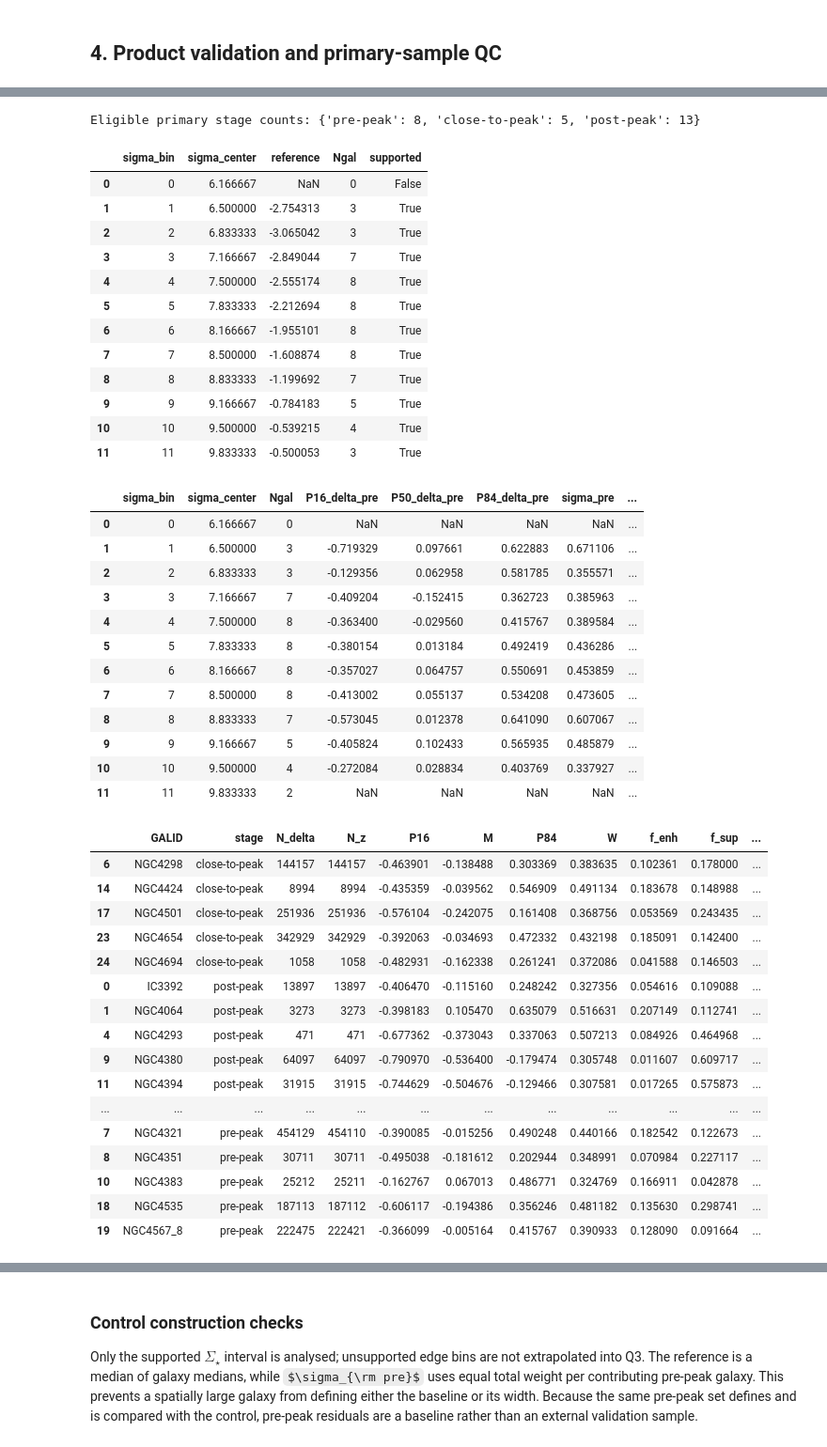
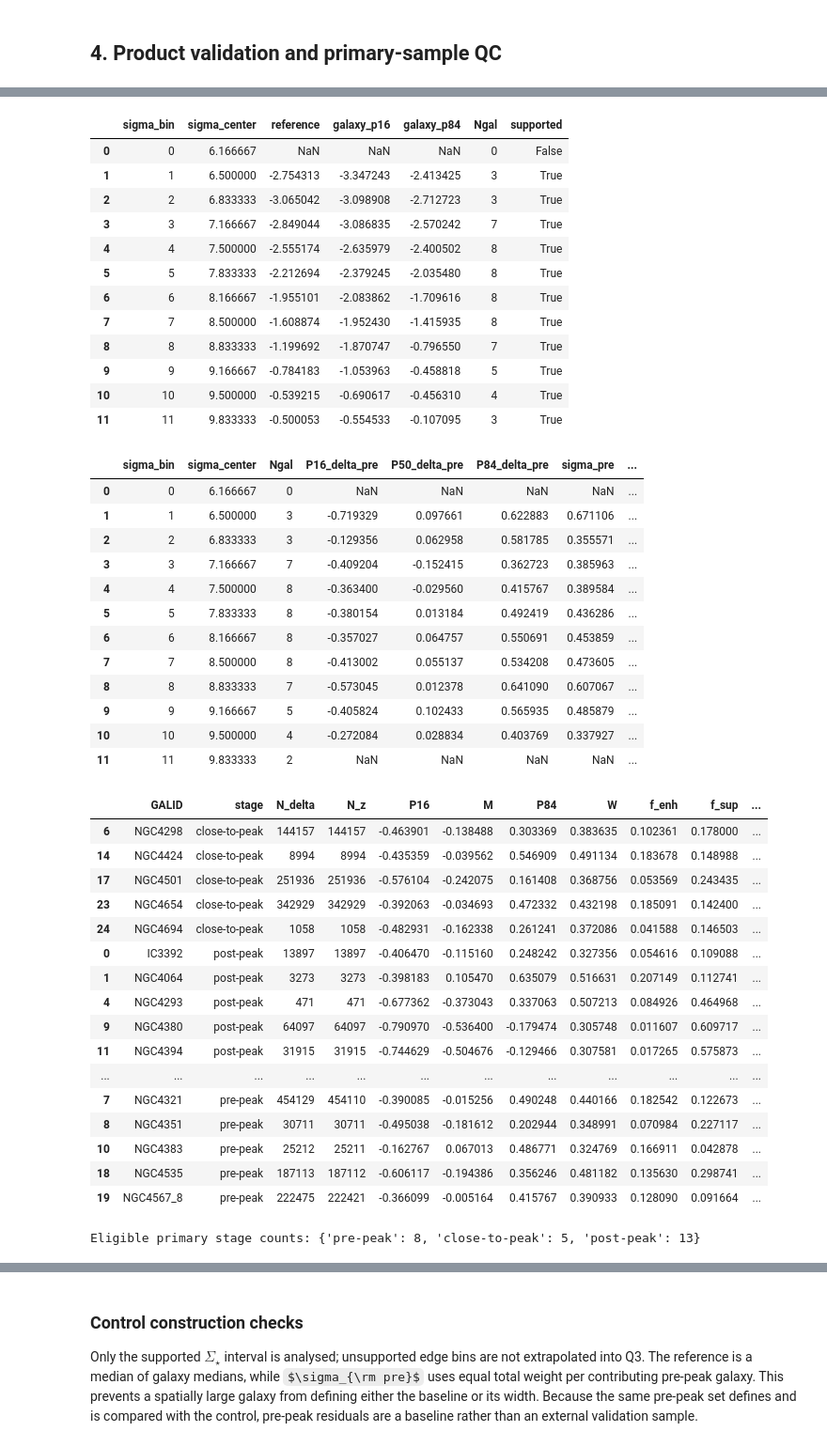
Before and after one commit to Rongjun-ANU/ICRAR-MAUVE, a Jupyter notebook: further/20260829_check_surviving_SF_distribution.ipynb, the cells around one changed output, grey strips where cells are left out. Shown at 94% size. Saved outputs shown, nothing was run; the diff lists cells and outputs as text; code cells hidden in the pictures; some formulas as TeX source.

```diff
--- a/further/20260829_check_surviving_SF_distribution.ipynb
+++ b/further/20260829_check_surviving_SF_distribution.ipynb
@@ -827,6 +897,8 @@ prepeak_reference = (
     .groupby(["sigma_bin", "sigma_center"], as_index=False)
     .agg(
         reference=("galaxy_median_logSigmaSFR", "median"),
+        galaxy_p16=("galaxy_median_logSigmaSFR", lambda values: values.quantile(0.16)),
+        galaxy_p84=("galaxy_median_logSigmaSFR", lambda values: values.quantile(0.84)),
         Ngal=("galaxy_median_logSigmaSFR", "count"),
     )
 )
@@ -854,47 +926,46 @@ for j in range(N_SIGMA_BINS):
     if len(arrays) >= MIN_GALAXIES_PER_STAGE_BIN:
         q16, q50, q84 = weighted_quantile(np.concatenate(arrays), [0.16, 0.50, 0.84], np.concatenate(weights))
     else:
         q16 = q50 = q84 = np.nan
     scatter_rows.append({
         "sigma_bin": j, "sigma_center": sigma_centres[j], "Ngal": len(arrays),
         "P16_delta_pre": q16, "P50_delta_pre": q50, "P84_delta_pre": q84,
         "sigma_pre": (q84 - q16) / 2 if np.isfinite(q84 - q16) and q84 > q16 else np.nan,
         "contributing_GALIDs": ",".join(contributing),
     })
 control_scatter = pd.DataFrame(scatter_rows)
 
 sigma_by_bin = control_scatter.set_index("sigma_bin").sigma_pre.to_dict()
 metric_rows = []
 for galid, payload in spaxels.items():
     sigma_control = np.array([sigma_by_bin.get(int(j), np.nan) for j in payload["bin_index"]], dtype=np.float32)
     payload["z"] = np.divide(
         payload["delta"], sigma_control,
         out=np.full(payload["delta"].shape, np.nan, dtype=np.float32),
         where=np.isfinite(sigma_control) & (sigma_control > 0),
     )
     metric_rows.append(galaxy_metric_row(galid, payload["stage"], payload["delta"], payload["z"]))
 
 galaxy_metrics = pd.DataFrame(metric_rows)
 galaxy_metrics["eligible_primary"] = galaxy_metrics.N_z.ge(MIN_SF_GAL_PRIMARY)
 display(prepeak_reference)
 display(control_scatter)
 display(galaxy_metrics.sort_values(["stage", "GALID"]))
 print("Eligible primary stage counts:", galaxy_metrics.loc[galaxy_metrics.eligible_primary].groupby("stage").GALID.nunique().reindex(STAGE_ORDER, fill_value=0).to_dict())
 # %% [output]
-Eligible primary stage counts: {'pre-peak': 8, 'close-to-peak': 5, 'post-peak': 13}
-|  | sigma_bin | sigma_center | reference | Ngal | supported |
-| 0 | 0 | 6.166667 | NaN | 0 | False |
-| 1 | 1 | 6.500000 | -2.754313 | 3 | True |
-| 2 | 2 | 6.833333 | -3.065042 | 3 | True |
-| 3 | 3 | 7.166667 | -2.849044 | 7 | True |
-| 4 | 4 | 7.500000 | -2.555174 | 8 | True |
-| 5 | 5 | 7.833333 | -2.212694 | 8 | True |
-| 6 | 6 | 8.166667 | -1.955101 | 8 | True |
-| 7 | 7 | 8.500000 | -1.608874 | 8 | True |
-| 8 | 8 | 8.833333 | -1.199692 | 7 | True |
-| 9 | 9 | 9.166667 | -0.784183 | 5 | True |
-| 10 | 10 | 9.500000 | -0.539215 | 4 | True |
-| 11 | 11 | 9.833333 | -0.500053 | 3 | True |
+|  | sigma_bin | sigma_center | reference | galaxy_p16 | galaxy_p84 | Ngal | supported |
+| 0 | 0 | 6.166667 | NaN | NaN | NaN | 0 | False |
+| 1 | 1 | 6.500000 | -2.754313 | -3.347243 | -2.413425 | 3 | True |
+| 2 | 2 | 6.833333 | -3.065042 | -3.098908 | -2.712723 | 3 | True |
+| 3 | 3 | 7.166667 | -2.849044 | -3.086835 | -2.570242 | 7 | True |
+| 4 | 4 | 7.500000 | -2.555174 | -2.635979 | -2.400502 | 8 | True |
+| 5 | 5 | 7.833333 | -2.212694 | -2.379245 | -2.035480 | 8 | True |
+| 6 | 6 | 8.166667 | -1.955101 | -2.083862 | -1.709616 | 8 | True |
+| 7 | 7 | 8.500000 | -1.608874 | -1.952430 | -1.415935 | 8 | True |
+| 8 | 8 | 8.833333 | -1.199692 | -1.870747 | -0.796550 | 7 | True |
+| 9 | 9 | 9.166667 | -0.784183 | -1.053963 | -0.458818 | 5 | True |
+| 10 | 10 | 9.500000 | -0.539215 | -0.690617 | -0.456310 | 4 | True |
+| 11 | 11 | 9.833333 | -0.500053 | -0.554533 | -0.107095 | 3 | True |
 |  | sigma_bin | sigma_center | Ngal | P16_delta_pre | P50_delta_pre | P84_delta_pre | sigma_pre | ... |
 | 0 | 0 | 6.166667 | 0 | NaN | NaN | NaN | NaN | ... |
 | 1 | 1 | 6.500000 | 3 | -0.719329 | 0.097661 | 0.622883 | 0.671106 | ... |
@@ -925,3 +996,4 @@ Eligible primary stage counts: {'pre-peak': 8, 'close-to-peak': 5, 'post-peak':
 | 10 | NGC4383 | pre-peak | 25212 | 25211 | -0.162767 | 0.067013 | 0.486771 | 0.324769 | 0.166911 | 0.042878 | ... |
 | 18 | NGC4535 | pre-peak | 187113 | 187112 | -0.606117 | -0.194386 | 0.356246 | 0.481182 | 0.135630 | 0.298741 | ... |
 | 19 | NGC4567_8 | pre-peak | 222475 | 222421 | -0.366099 | -0.005164 | 0.415767 | 0.390933 | 0.128090 | 0.091664 | ... |
+Eligible primary stage counts: {'pre-peak': 8, 'close-to-peak': 5, 'post-peak': 13}
```
Also changed, not shown: parts of 7 cells of this notebook, 1 other file.
